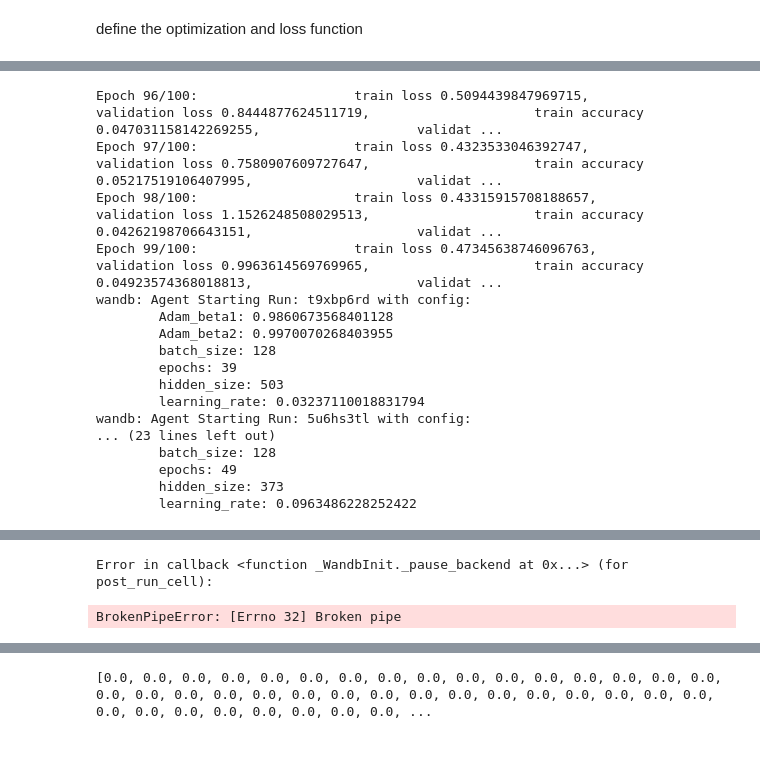
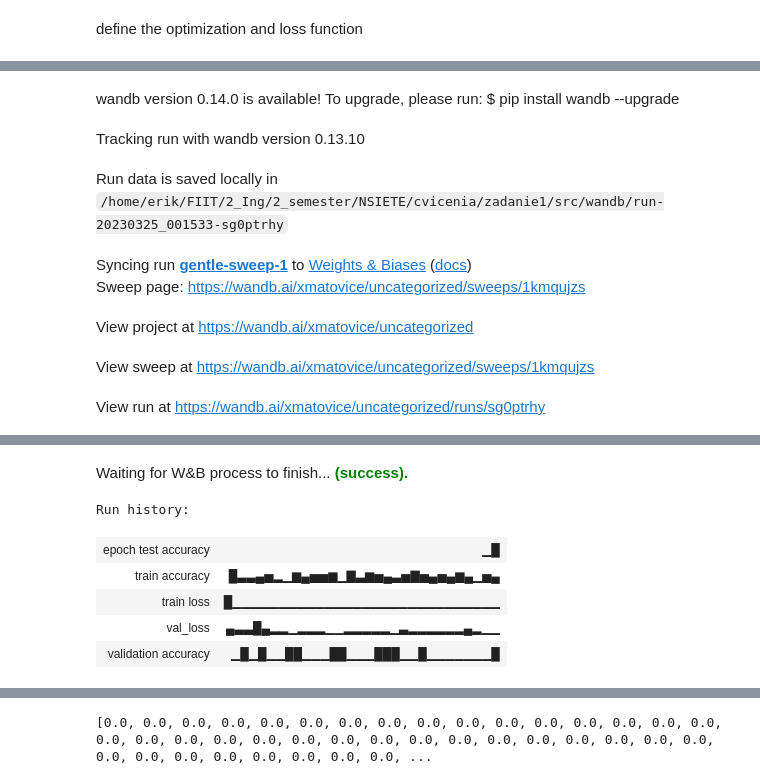
Before and after one commit to Matovic/mobile-price-classification, a Jupyter notebook: src/MLP_PyTorch.ipynb, the cells around one changed output, grey strips where cells are left out. Saved outputs shown, nothing was run; the diff lists cells and outputs as text; code cells hidden in the pictures; blank space fills up the shorter version.

```diff
--- a/src/MLP_PyTorch.ipynb
+++ b/src/MLP_PyTorch.ipynb
@@ -455,44 +531,2 @@ optimizer = optim.Adam(mlp.parameters(), lr=learning_rate, betas=(beta1, beta2))
 #    device=device
 #)
-# %%
-sweep_config = {
-    'name': 'NSIETE_zad1',
-    'method': 'bayes',
-    'metric': {
-        'name': 'validation loss',
-        'goal': 'minimize'
-    },
-    'early_terminate':{
-        'type': 'hyperband',
-        'min_iter': 2
-    },
-    'parameters': {
-        'batch_size': {
-            'values': [32, 64, 128, 256]
-        },
-        'epochs': {
-            'min': 15,
-            'max': 50
-        },
-        'learning_rate': {
-            'min': 0.0001,
-            'max': 0.1
-        },
-        'Adam_beta1': {
-            'min': 0.9,
-            'max': 0.999
-        },
-        'Adam_beta2': {
-            'min': 0.99,
-            'max': 0.9999
-        },
-        'hidden_size': {
-            'min': 32,
-            'max': 512
-        }
-    }
-}
-
-pprint(sweep_config)
-
-sweep_id = wandb.sweep(sweep_config, project='NSIETE_zad1')
@@ -512,4 +535,3 @@ Sweep URL: https://wandb.ai/xmatovice/NSIETE_zad1/sweeps/0zwivbgz
 # %%
-wandb.agent(sweep_id, function=train_mlp(n_epochs, mlp, optimizer, loss_fn,
-                                         train_dl, val_dl, device), count=10)
+wandb.agent(sweep_id, function=wandb_sweep, count=5)
 # %% [output]
@@ -532,0 +546,8 @@ Epoch 95/100:                    train loss 0.4692899963002146,
+wandb version 0.14.0 is available! To upgrade, please run: $ pip install wandb --upgrade
+Tracking run with wandb version 0.13.10
+Run data is saved locally in /home/erik/FIIT/2_Ing/2_semester/NSIETE/cvicenia/zadanie1/src/wandb/run-20230325_001533-sg0ptrhy
+Syncing run gentle-sweep-1 to Weights & Biases (docs)
+Sweep page: https://wandb.ai/xmatovice/uncategorized/sweeps/1kmqujzs
+View project at https://wandb.ai/xmatovice/uncategorized
+View sweep at https://wandb.ai/xmatovice/uncategorized/sweeps/1kmqujzs
+View run at https://wandb.ai/xmatovice/uncategorized/runs/sg0ptrhy
@@ -534,17 +565,7 @@ wandb: WARNING Calling wandb.login() after wandb.init() has no effect.
+Waiting for W&B process to finish... (success).
-Epoch 96/100:                    train loss 0.5094439847969715,                  validation loss 0.8444877624511719,                     train accuracy 0.047031158142269255,                    validat ...
-Epoch 97/100:                    train loss 0.4323533046392747,                  validation loss 0.7580907609727647,                     train accuracy 0.05217519106407995,                     validat ...
-Epoch 98/100:                    train loss 0.43315915708188657,                 validation loss 1.1526248508029513,                     train accuracy 0.04262198706643151,                     validat ...
-Epoch 99/100:                    train loss 0.47345638746096763,                 validation loss 0.9963614569769965,                     train accuracy 0.04923574368018813,                     validat ...
-wandb: Agent Starting Run: t9xbp6rd with config:
-        Adam_beta1: 0.9860673568401128
-        Adam_beta2: 0.9970070268403955
-        batch_size: 128
-        epochs: 39
-        hidden_size: 503
-        learning_rate: 0.03237110018831794
-wandb: Agent Starting Run: 5u6hs3tl with config:
-... (23 lines left out)
-        batch_size: 128
-        epochs: 49
-        hidden_size: 373
-        learning_rate: 0.0963486228252422
+Run history:
+| epoch test accuracy | ▁█ |
+| train accuracy | █▃▃▄▅▂▁▆▄▅▅▆▁▇▃▆▅▄▃▅▇▅▄▅▄▆▄▁▅▄ |
+| train loss | █▁▁▁▁▁▁▁▁▁▁▁▁▁▁▁▁▁▁▁▁▁▁▁▁▁▁▁▁▁ |
+| val_loss | ▄▃▃█▄▂▂▁▂▂▂▁▁▂▂▂▂▂▁▃▂▂▂▂▂▂▄▂▁▁ |
+| validation accuracy | ▁█▁█▁▁██▁▁▁██▁▁▁███▁▁█▁▁▁▁▁▁▁█ |
@@ -552,4 +573,2 @@ wandb: Agent Starting Run: 5u6hs3tl with config:
-Error in callback <function _WandbInit._pause_backend at 0x...> (for post_run_cell):
-BrokenPipeError: [Errno 32] Broken pipe
 # %%
 wandb.finish()
```
Also changed, not shown: parts of 26 cells of this notebook, 3 other files.
